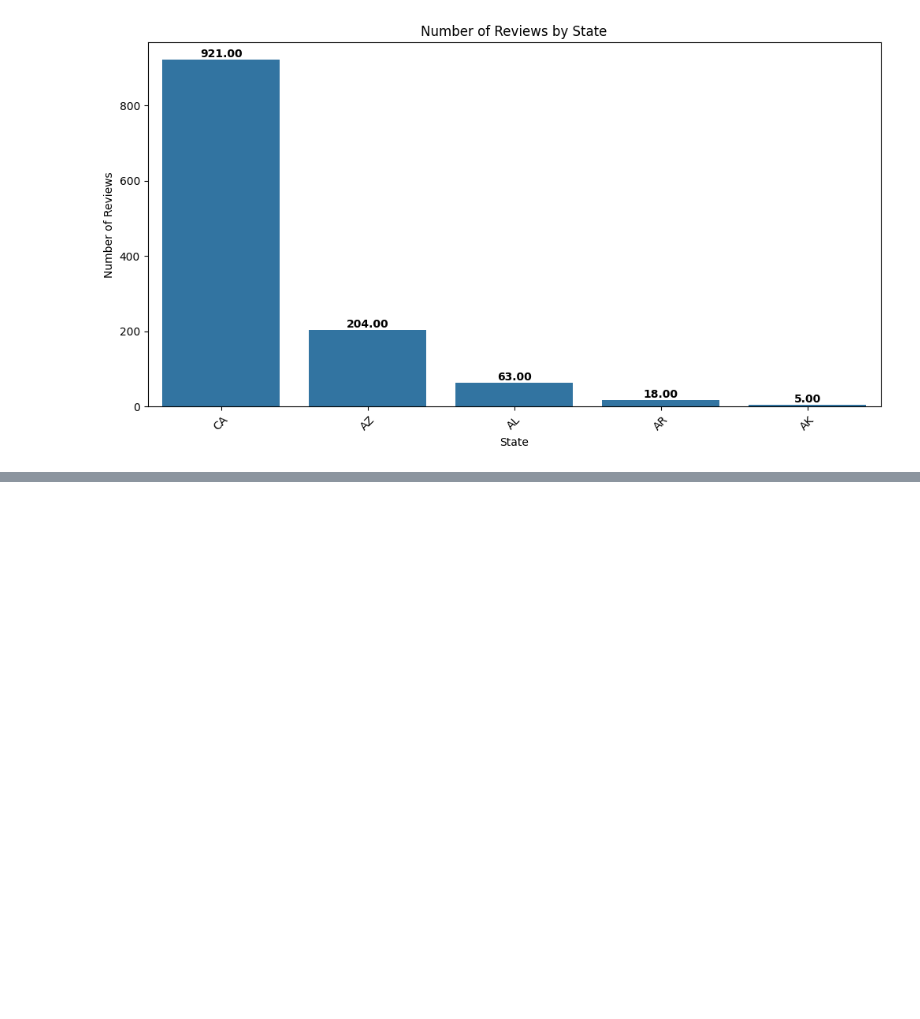
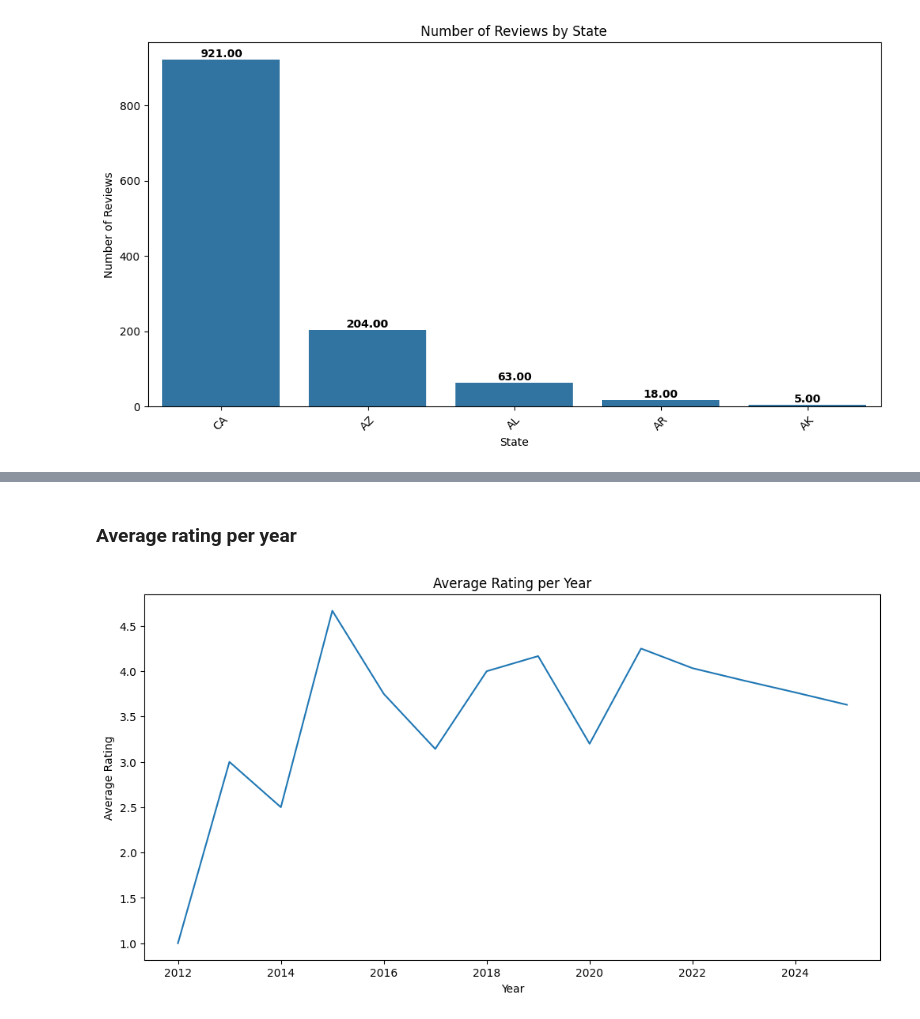
Before and after one commit to saiteja007-mv/Glassdoor-Companies-Review-Analysis, a Jupyter notebook: 4 Data analysis of Glassdoor Reviews/Module 2 EDA/1 EDA.ipynb, the cells around one changed output, grey strips where cells are left out. Saved outputs shown, nothing was run; the diff lists cells and outputs as text; code cells hidden in the pictures; blank space fills up the shorter version.

```diff
--- a/4 Data analysis of Glassdoor Reviews/Module 2 EDA/1 EDA.ipynb
+++ b/4 Data analysis of Glassdoor Reviews/Module 2 EDA/1 EDA.ipynb
@@ -416,0 +467,13 @@ Index(['Employeer ID', 'Employeer Name', 'Employement Status', 'job title',
+# %% [markdown]
+### Average rating per year
+# %%
+average_rating_per_year = reviews.groupby('year')['rating Overall'].mean()
+plt.figure(figsize=(12, 6))
+sns.lineplot(x=average_rating_per_year.index, y=average_rating_per_year.values)
+plt.title('Average Rating per Year')
+plt.xlabel('Year')
+plt.ylabel('Average Rating')
+plt.savefig('Plottings/Time Based/Average Rating per Year.png', dpi=300, bbox_inches='tight')
+plt.show()
+# %% [output]
+[figure, added]
```
Also changed, not shown: parts of 34 cells of this notebook, 21 other files.
